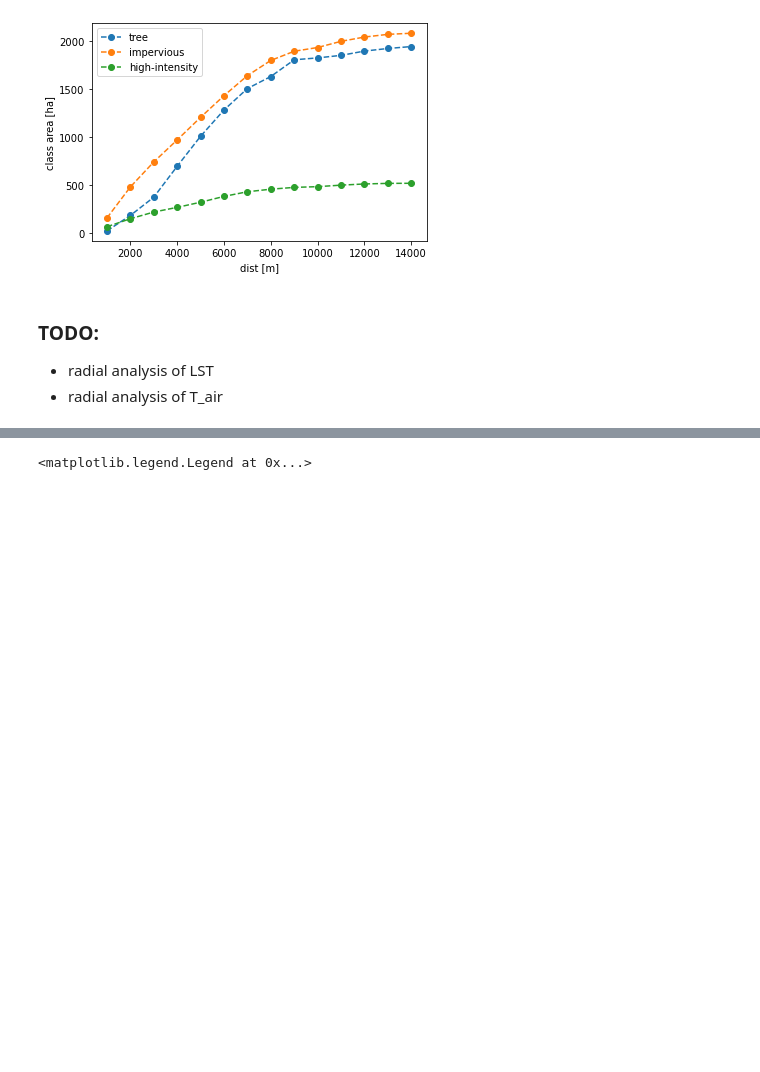
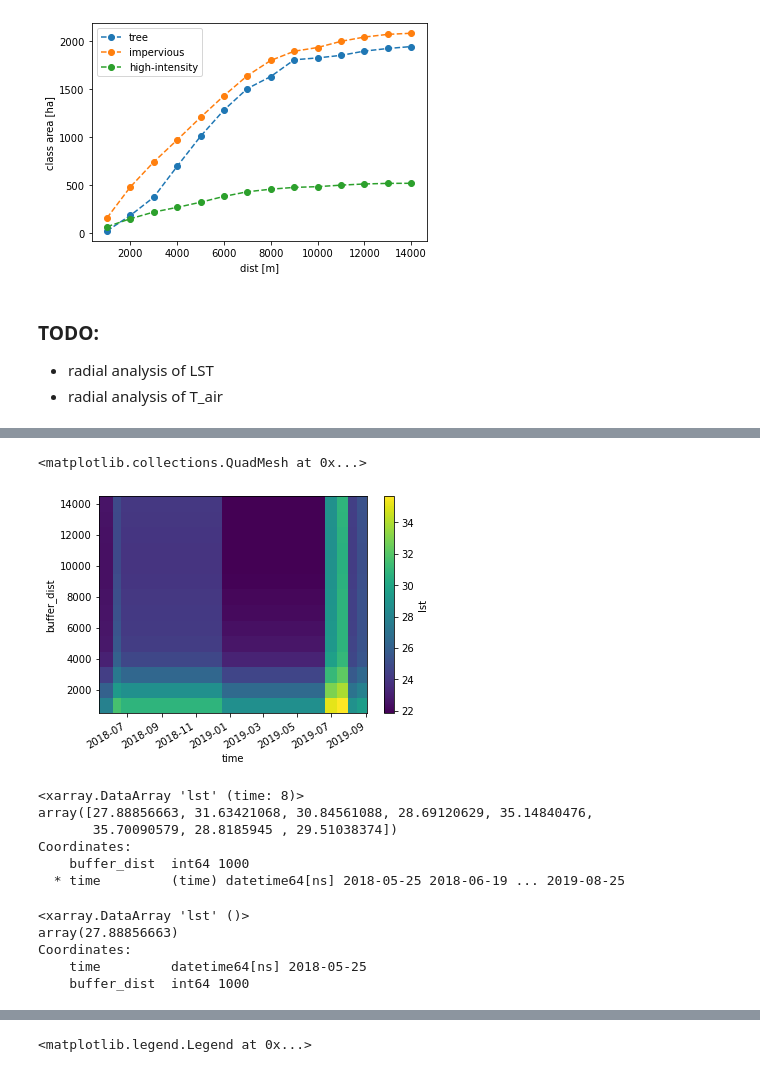
Before and after one commit to martibosch/lausanne-greening-scenarios, a Jupyter notebook: notebooks/reclassification.ipynb, the cells around one changed output, grey strips where cells are left out. Drawn from its saved outputs; the diff is of its cells as text; code cells hidden in the pictures; blank space fills up the shorter version.

```diff
--- a/notebooks/reclassification.ipynb
+++ b/notebooks/reclassification.ipynb
@@ -85,0 +143,5 @@ plt.legend()
+# %%
+da.plot('buffer_dist')
+# %% [output]
+<matplotlib.collections.QuadMesh at 0x...>
+[figure, added]
@@ -85,0 +153,17 @@ plt.legend()
+# %%
+lst_da.groupby('time').apply(lambda lst_day_da: lst_day_da.where(buffer_mask_cond).mean())
+# %% [output]
+<xarray.DataArray 'lst' (time: 8)>
+array([27.88856663, 31.63421068, 30.84561088, 28.69120629, 35.14840476,
+       35.70090579, 28.8185945 , 29.51038374])
+Coordinates:
+    buffer_dist  int64 1000
+  * time         (time) datetime64[ns] 2018-05-25 2018-06-19 ... 2019-08-25
+# %%
+lst_day_da.where(buffer_mask_da == 1).mean()
+# %% [output]
+<xarray.DataArray 'lst' ()>
+array(27.88856663)
+Coordinates:
+    time         datetime64[ns] 2018-05-25
+    buffer_dist  int64 1000
```
Also changed, not shown: parts of 44 cells of this notebook, 7 other files.
